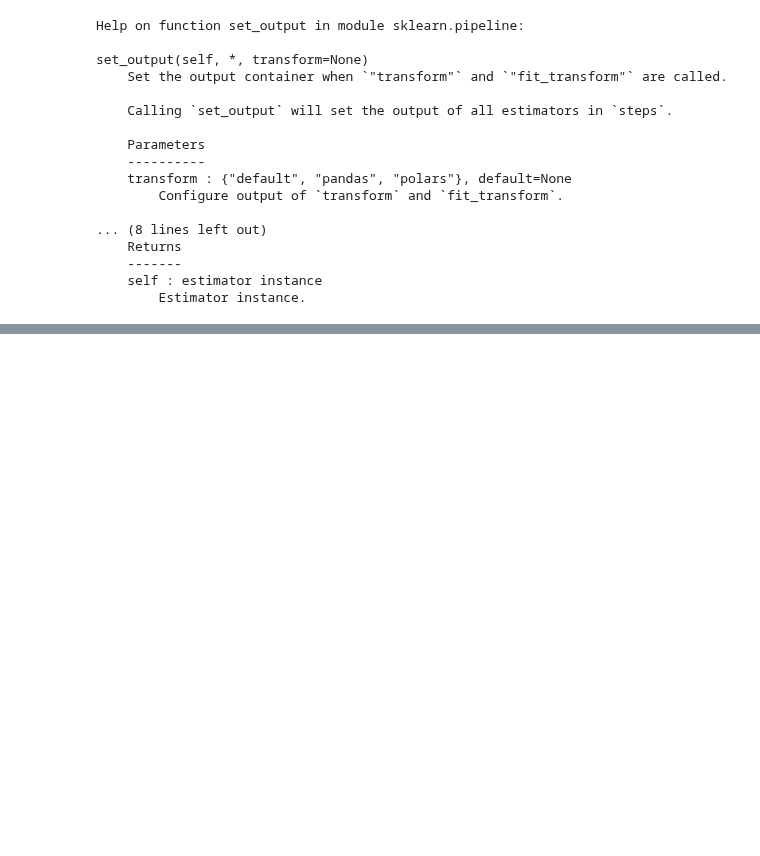
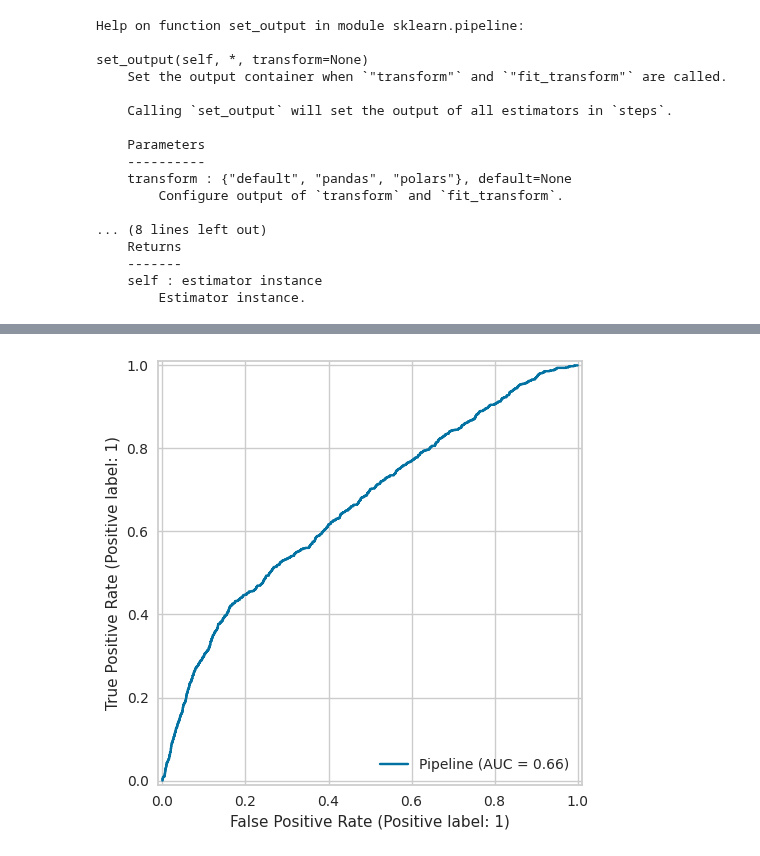
Before and after one commit to MaximillianJacob/Udemy, a Jupyter notebook: machine_learning_imbalanced_data/4_Cost_sensitive_learning/3_credit_risk_use_case.ipynb, the cells around one changed output, grey strips where cells are left out. Saved outputs shown, nothing was run; the diff lists cells and outputs as text; code cells hidden in the pictures; blank space fills up the shorter version.

```diff
--- a/machine_learning_imbalanced_data/4_Cost_sensitive_learning/3_credit_risk_use_case.ipynb
+++ b/machine_learning_imbalanced_data/4_Cost_sensitive_learning/3_credit_risk_use_case.ipynb
@@ -582,3 +582,5 @@ set_output(self, *, transform=None)
     -------
     self : estimator instance
         Estimator instance.
+# %%
+logit.fit(X_train, y_train)
@@ -584,0 +864,2 @@ set_output(self, *, transform=None)
+# %%
+help(plt.rcParams)
@@ -584,0 +884,6 @@ set_output(self, *, transform=None)
+# %%
+plt.rcParams['font.family'] = 'DejaVu Sans'
+# %%
+logit_roc = RocCurveDisplay.from_estimator(logit,X_test, y_test)
+# %% [output]
+[figure, added]
```
Also changed, not shown: parts of 25 cells of this notebook.
